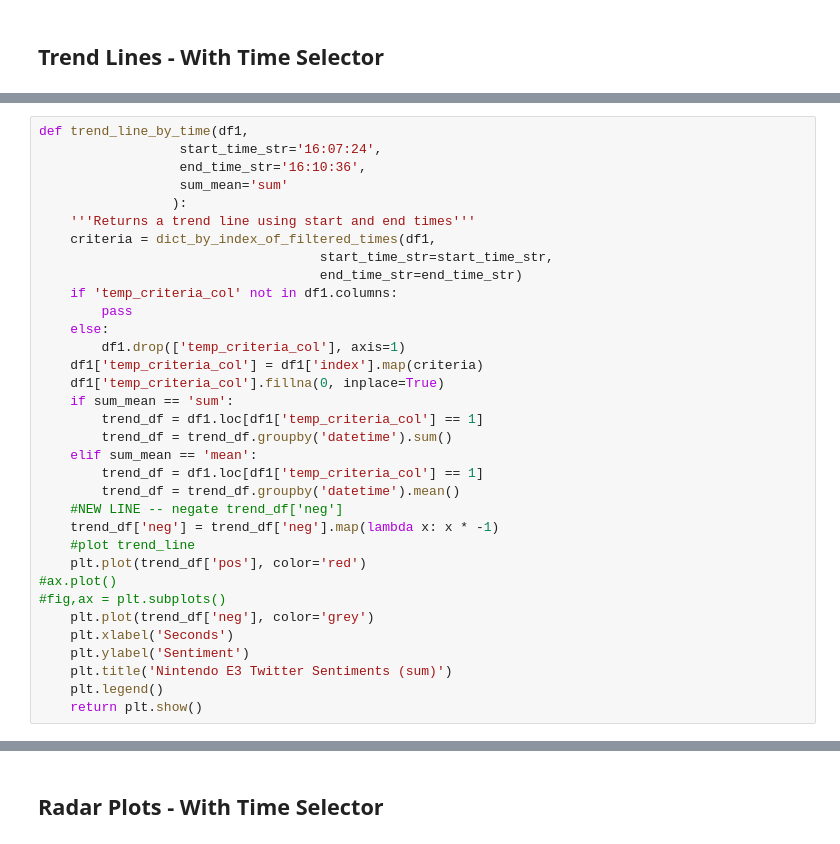
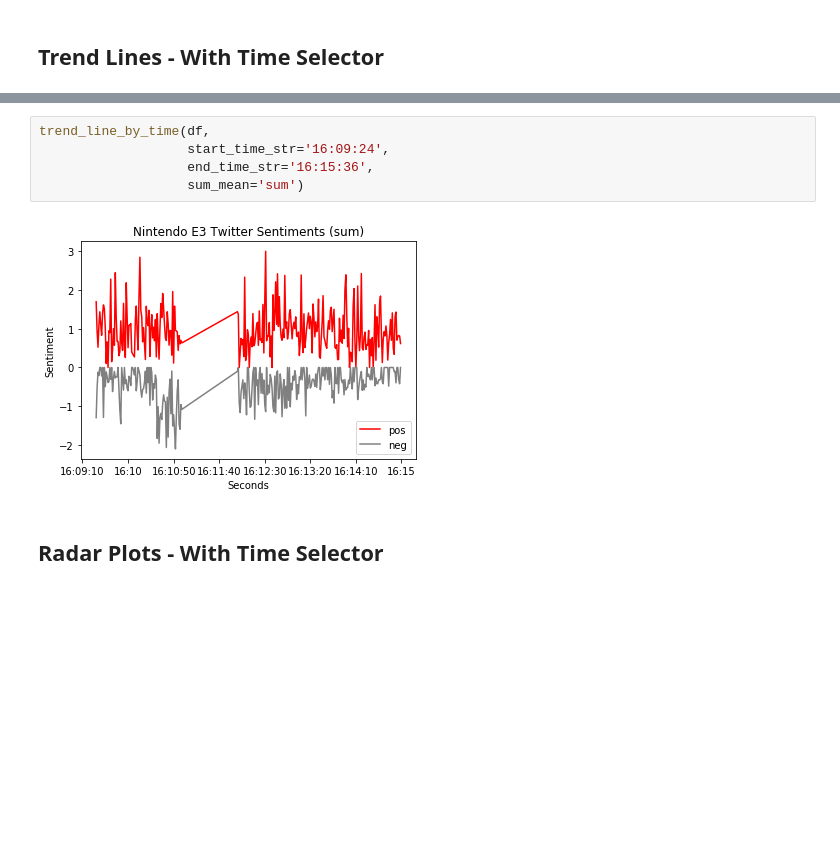
Before and after one commit to Laura-ShummonMaass/Nintendo_E3_Sentiment_Analysis, a Jupyter notebook: 2019_cleaning_and_trends_radars.ipynb, the cells around one changed output, grey strips where cells are left out. Cells and saved outputs as stored; diff of their text form; blank space fills up the shorter version.

```diff
--- a/2019_cleaning_and_trends_radars.ipynb
+++ b/2019_cleaning_and_trends_radars.ipynb
@@ -309,34 +170,0 @@ def dict_by_index_of_filtered_times(df1,
-# %%
-def trend_line_by_time(df1,
-                  start_time_str='16:07:24',
-                  end_time_str='16:10:36',
-                  sum_mean='sum'
-                 ):
-    '''Returns a trend line using start and end times'''
-    criteria = dict_by_index_of_filtered_times(df1,
-                                    start_time_str=start_time_str,
-                                    end_time_str=end_time_str)
-    if 'temp_criteria_col' not in df1.columns:
-        pass
-    else:
-        df1.drop(['temp_criteria_col'], axis=1)
-    df1['temp_criteria_col'] = df1['index'].map(criteria)
-    df1['temp_criteria_col'].fillna(0, inplace=True)
-    if sum_mean == 'sum':
-        trend_df = df1.loc[df1['temp_criteria_col'] == 1]
-        trend_df = trend_df.groupby('datetime').sum()
-    elif sum_mean == 'mean':
-        trend_df = df1.loc[df1['temp_criteria_col'] == 1]
-        trend_df = trend_df.groupby('datetime').mean()
-    #NEW LINE -- negate trend_df['neg']
-    trend_df['neg'] = trend_df['neg'].map(lambda x: x * -1)
-    #plot trend_line
-    plt.plot(trend_df['pos'], color='red')
-#ax.plot()
-#fig,ax = plt.subplots()
-    plt.plot(trend_df['neg'], color='grey')
-    plt.xlabel('Seconds')
-    plt.ylabel('Sentiment')
-    plt.title('Nintendo E3 Twitter Sentiments (sum)')
-    plt.legend()
-    return plt.show()
@@ -347,2 +171,9 @@ trend_line_by_time(df)
+# %%
+trend_line_by_time(df,
+                   start_time_str='16:09:24',
+                   end_time_str='16:15:36',
+                   sum_mean='sum')
+# %% [output]
+[figure, added]
 # %% [markdown]
 ## Radar Plots - With Time Selector
```
Also changed, not shown: parts of 21 cells of this notebook, 2 other files.
